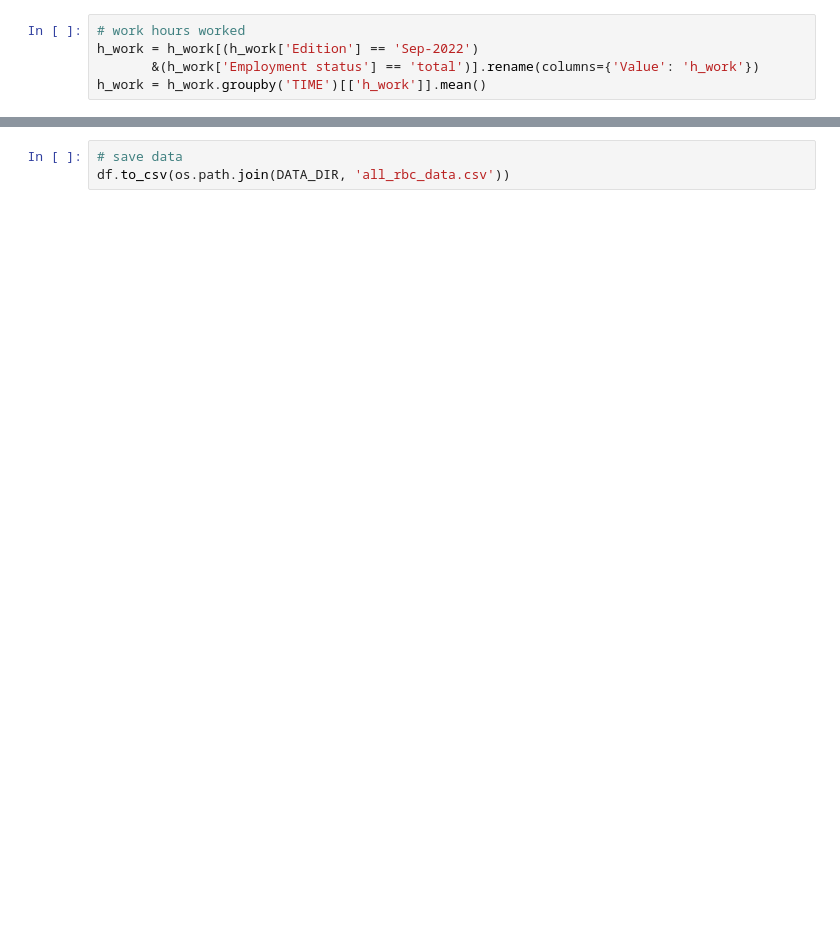
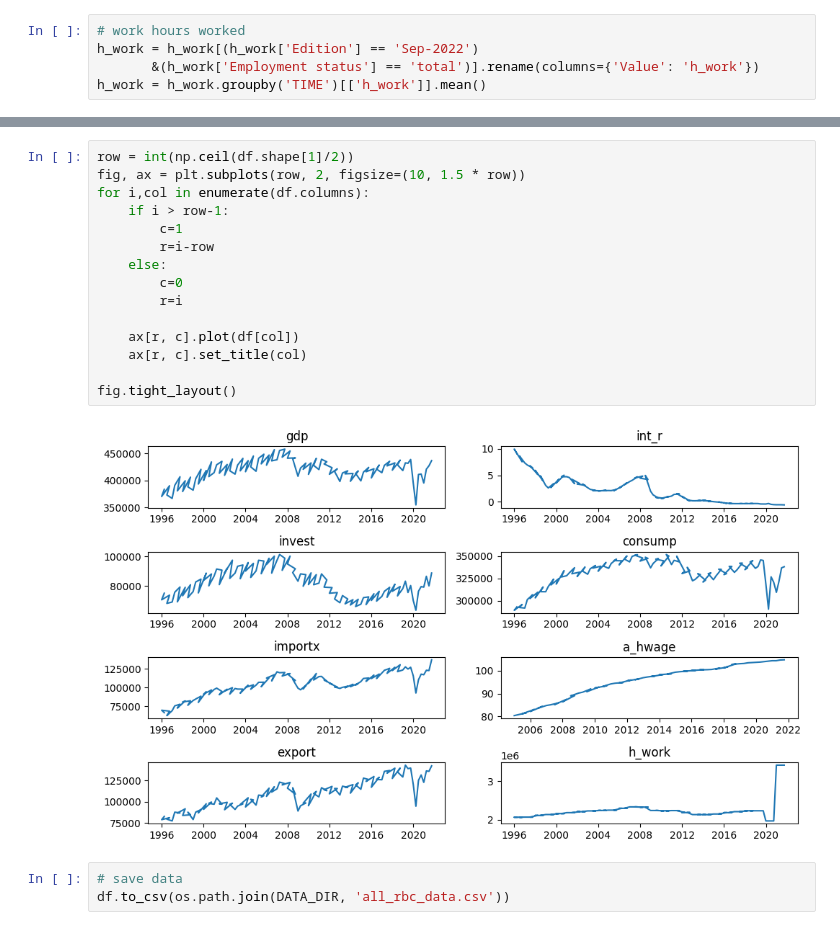
Before and after one commit to lukasgrahl/macro_rbc, a Jupyter notebook: notebooks/01_prepros.ipynb, the cells around one changed output, grey strips where cells are left out. Saved outputs shown, nothing was run; the diff lists cells and outputs as text; blank space fills up the shorter version.

```diff
--- a/notebooks/01_prepros.ipynb
+++ b/notebooks/01_prepros.ipynb
@@ -77,4 +92,21 @@ df
 104 rows × 8 columns
+# %%
+row = int(np.ceil(df.shape[1]/2))
+fig, ax = plt.subplots(row, 2, figsize=(10, 1.5 * row))
+for i,col in enumerate(df.columns):
+    if i > row-1:
+        c=1
+        r=i-row
+    else:
+        c=0
+        r=i
+
+    ax[r, c].plot(df[col])
+    ax[r, c].set_title(col)
+
+fig.tight_layout()
+# %% [output]
+[figure, added]
 # %%
 # save data
 df.to_csv(os.path.join(DATA_DIR, 'all_rbc_data.csv'))
```
Also changed, not shown: parts of 9 cells of this notebook, 1 other file.
